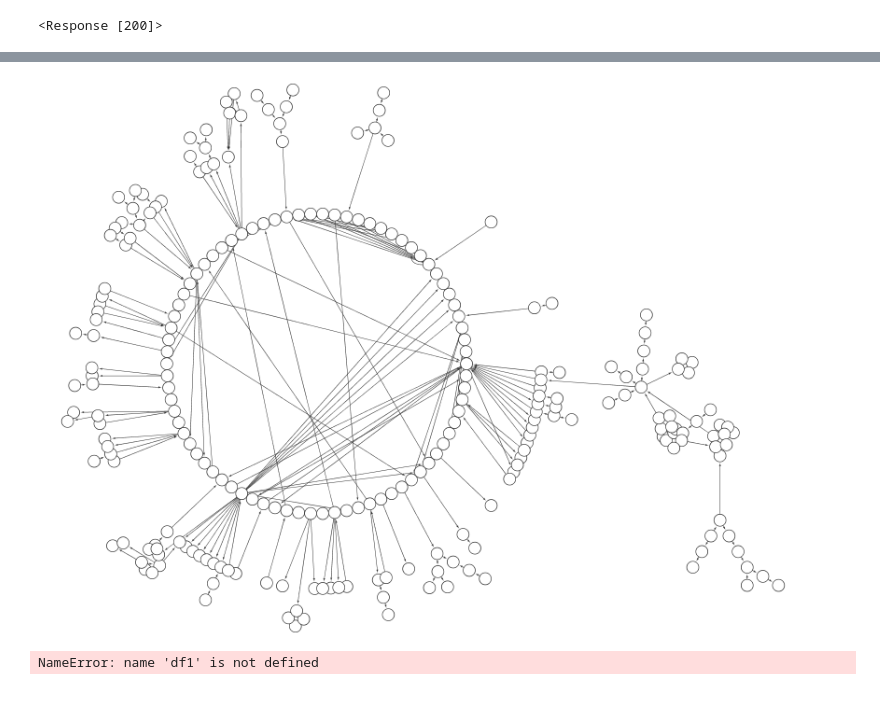
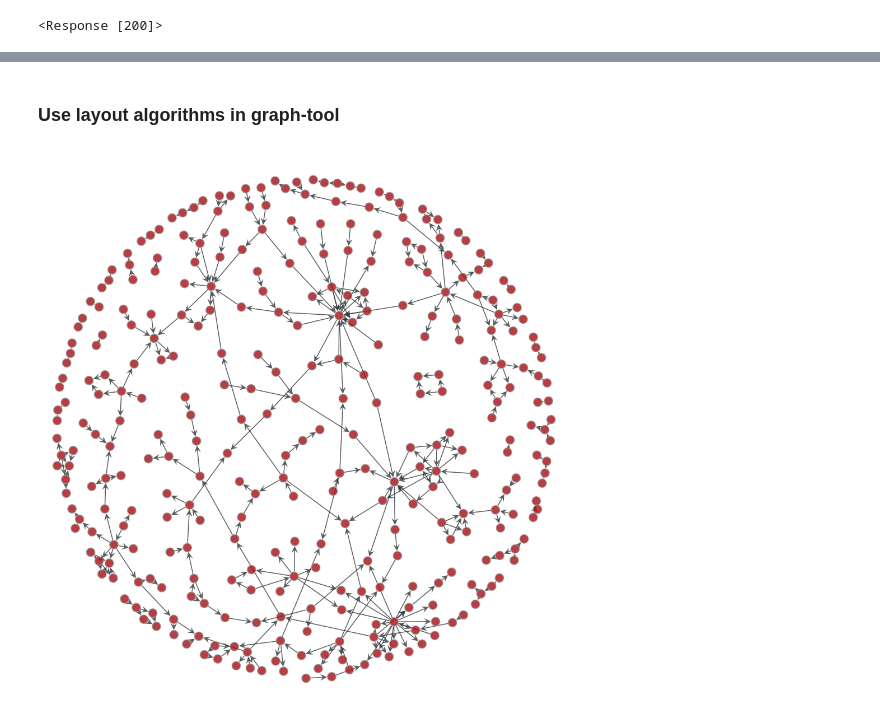
Before and after one commit to idekerlab/vizbi-2015, a Jupyter notebook: tutorials/Lesson_2_Graph_Libraries.ipynb, the cells around one changed output, grey strips where cells are left out. Saved outputs shown, nothing was run; the diff lists cells and outputs as text; code cells hidden in the pictures.

```diff
--- a/tutorials/Lesson_2_Graph_Libraries.ipynb
+++ b/tutorials/Lesson_2_Graph_Libraries.ipynb
@@ -260,10 +259,0 @@ df.head(10)
-# %%
-import graph_tool.community as community
-import graph_tool.draw as draw
-
-g = gt.load_graph('data/yeast.gml')
-
-pos = draw.arf_layout(g, max_iter=0)
-# state = community.minimize_blockmodel_dl(g)
-# b = state.b
-draw.graph_draw(g, pos=pos, output_size=(950, 1000), inline=True)
@@ -443,18 +414,12 @@ new_suid = res.json()['networkSUID']
-# %%
-requests.get(BASE + 'apply/layouts/circular/' + str(new_suid))
-Image(BASE+'networks/' + str(new_suid) + '/views/first.png')
-# %% [output]
-[figure, removed]
-# %%
-df1.head()
-edge_list = df1[[0,1]]
-edge_list.head()
-edgelist_str = edge_list.to_csv(sep='\t', header=None, index=None)
-
-res = requests.post(BASE + 'networks?format=edgelist', data=edgelist_str, headers=HEADERS)
-new_suid = res.json()['networkSUID']
-
-requests.get(BASE + 'apply/layouts/force-directed/' + str(new_suid))
-Image(BASE+'networks/' + str(new_suid) + '/views/first.png')
-# %% [output]
-NameError: name 'df1' is not defined
+# %% [markdown]
+### Use layout algorithms in graph-tool
+# %%
+import graph_tool.community as community
+import graph_tool.draw as draw
+
+g = gt.load_graph('data/galFiltered.gml')
+
+pos = draw.arf_layout(g, max_iter=0)
+draw.graph_draw(g, pos=pos, output_size=(950, 1000), inline=True)
+# %% [output]
+[figure, added]
```
Also changed, not shown: parts of 26 cells of this notebook, 2 other files.
